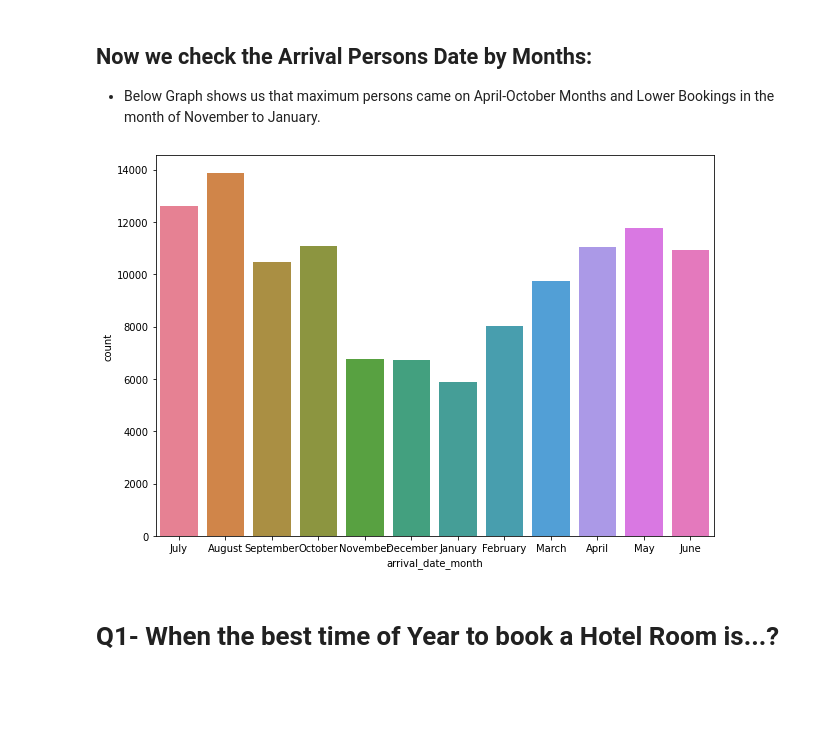
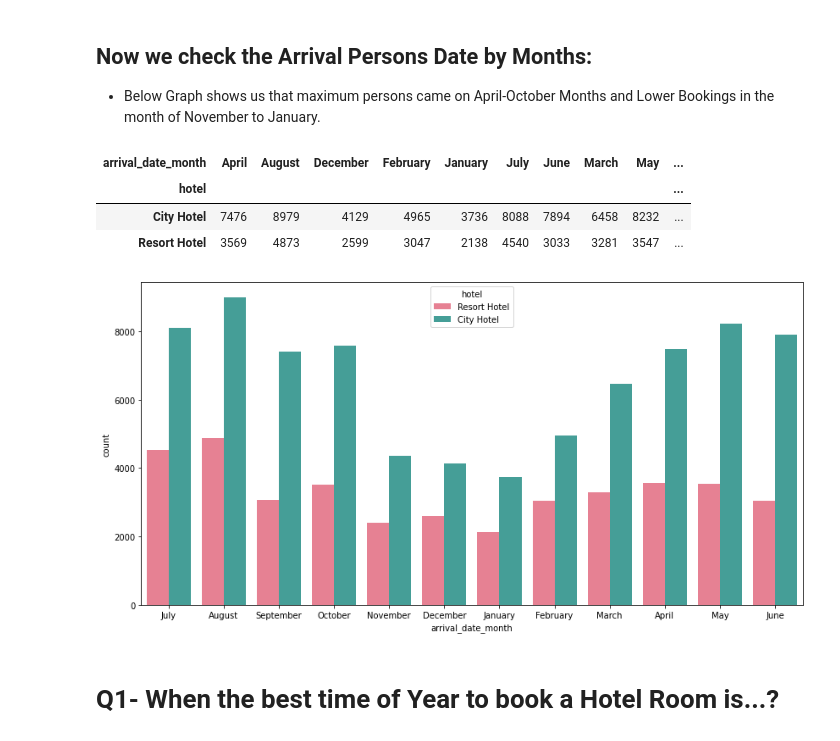
Before and after one commit to datascience-vivek/EDA-Capstone-Project-on-Hotel-Bookings, a Jupyter notebook: EDA_Capstone_Project_on_Hotel_Bookings.ipynb, the cells around one changed output. Saved outputs shown, nothing was run; the diff lists cells and outputs as text; code cells hidden in the pictures; blank space fills up the shorter version.

```diff
--- a/EDA_Capstone_Project_on_Hotel_Bookings.ipynb
+++ b/EDA_Capstone_Project_on_Hotel_Bookings.ipynb
@@ -327,11 +327,19 @@ Name: arrival_date_month, dtype: int64
 ## **Now  we check the Arrival Persons Date by Months:**
 
 *   Below Graph shows us that maximum persons came on April-October Months and Lower Bookings in the month of November to January.
+# %%
+df.groupby(['hotel', 'arrival_date_month']).size().unstack(fill_value=0)
+# %% [output]
+| arrival_date_month | April | August | December | February | January | July | June | March | May | ... |
+| hotel |  |  |  |  |  |  |  |  |  | ... |
+| City Hotel | 7476 | 8979 | 4129 | 4965 | 3736 | 8088 | 7894 | 6458 | 8232 | ... |
+| Resort Hotel | 3569 | 4873 | 2599 | 3047 | 2138 | 4540 | 3033 | 3281 | 3547 | ... |
 # %%
-plt.figure(figsize=(10,7))
-sns.countplot(df['arrival_date_month'], palette='husl')
+plt.figure(figsize=(14,7))
+
+sns.countplot( df['arrival_date_month'],hue= "hotel", palette='husl', data = df)
 plt.show()
 # %% [output]
-[figure, old version]
+[figure, new version]
 # %% [markdown]
 # **Q1- When the best time of Year to book a Hotel Room is...?**
```
Also changed, not shown: parts of 8 cells of this notebook.
